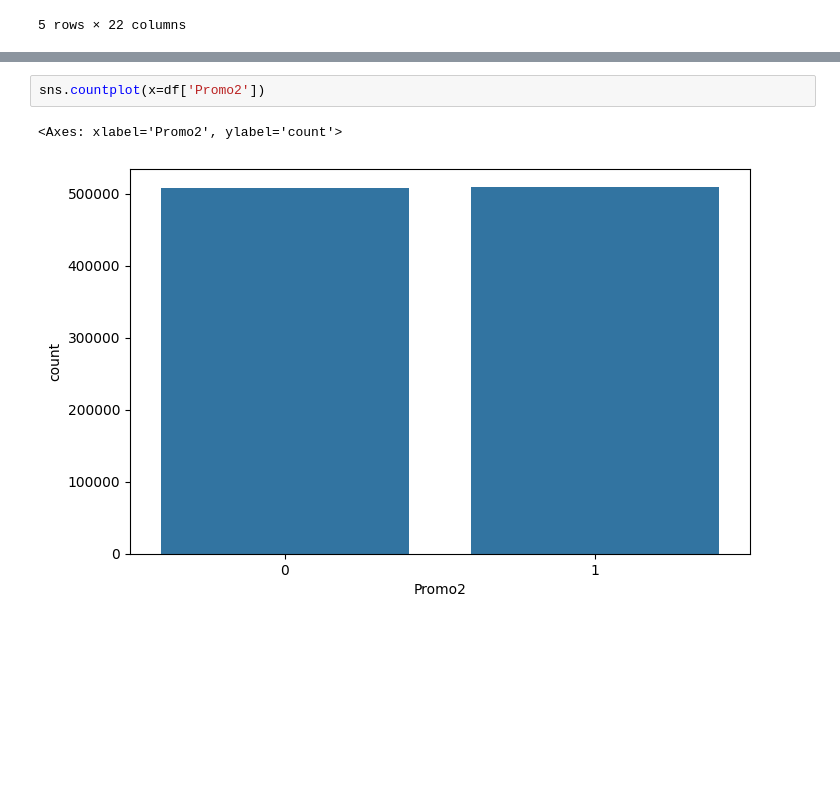
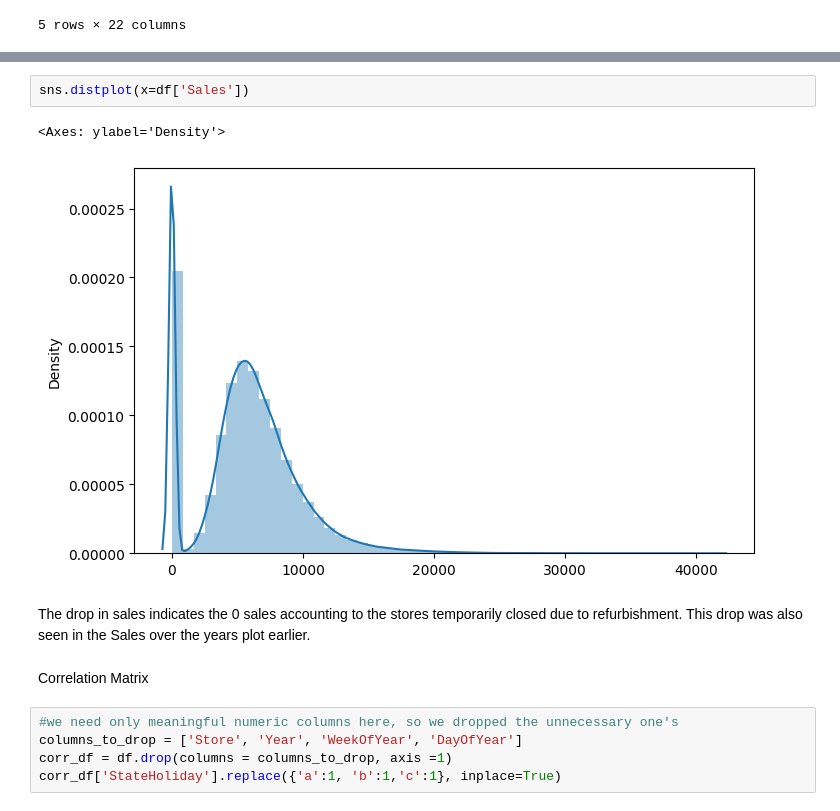
Before and after one commit to Acies-Mani-Aggarwal/Capstone-Project, a Jupyter notebook: mani-eda.ipynb, the cells around one changed output, grey strips where cells are left out. Drawn from its saved outputs; the diff is of its cells as text; blank space fills up the shorter version.

```diff
--- a/mani-eda.ipynb
+++ b/mani-eda.ipynb
@@ -265,5 +468,14 @@ for value in categorical_variables:
 # %%
-sns.countplot(x=df['Promo2'])
+sns.distplot(x=df['Sales'])
 # %% [output]
-<Axes: xlabel='Promo2', ylabel='count'>
+<Axes: ylabel='Density'>
-[figure, old version]
+[figure, new version]
+# %% [markdown]
+The drop in sales indicates the 0 sales accounting to the stores temporarily closed due to refurbishment. This drop was also seen in the Sales over the years plot earlier.
+# %% [markdown]
+Correlation Matrix
+# %%
+#we need only meaningful numeric columns here, so we dropped the unnecessary one's
+columns_to_drop = ['Store', 'Year', 'WeekOfYear', 'DayOfYear']
+corr_df = df.drop(columns = columns_to_drop, axis =1)
+corr_df['StateHoliday'].replace({'a':1, 'b':1,'c':1}, inplace=True)
```
Also changed, not shown: parts of 61 cells of this notebook.
